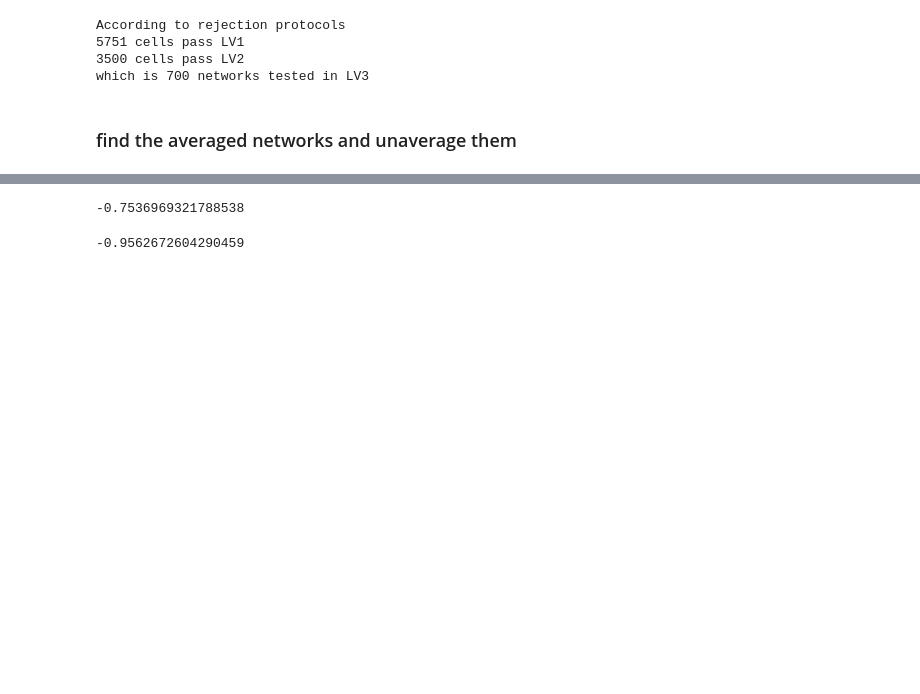
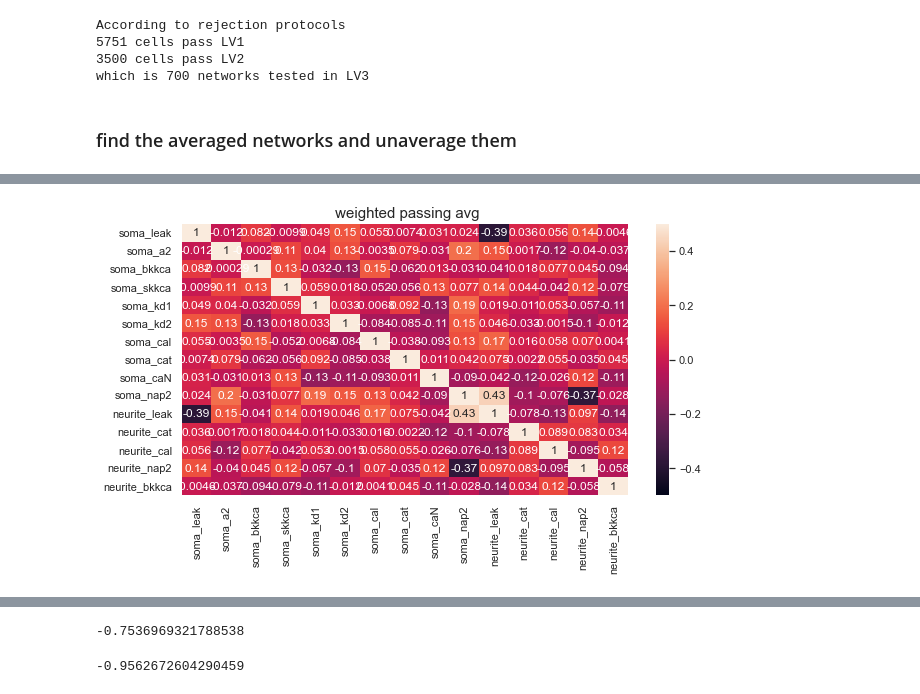
Before and after one commit to ddopp4877/CGProjectpub, a Jupyter notebook: Checkruns.ipynb, the cells around one changed output, grey strips where cells are left out. Cells and saved outputs as stored; diff of their text form; code cells hidden in the pictures; blank space fills up the shorter version.

```diff
--- a/Checkruns.ipynb
+++ b/Checkruns.ipynb
@@ -216 +196,6 @@ pd.DataFrame(t2)
+# %%
+plotCorrelogram(LV3passParamsAVG[:,passIdxsAVG],fullParamsList(),' weighted passing avg')
+plt.show()
+# %% [output]
+[figure, added]
 # %%
```
Also changed, not shown: parts of 48 cells of this notebook, 5 other files.
